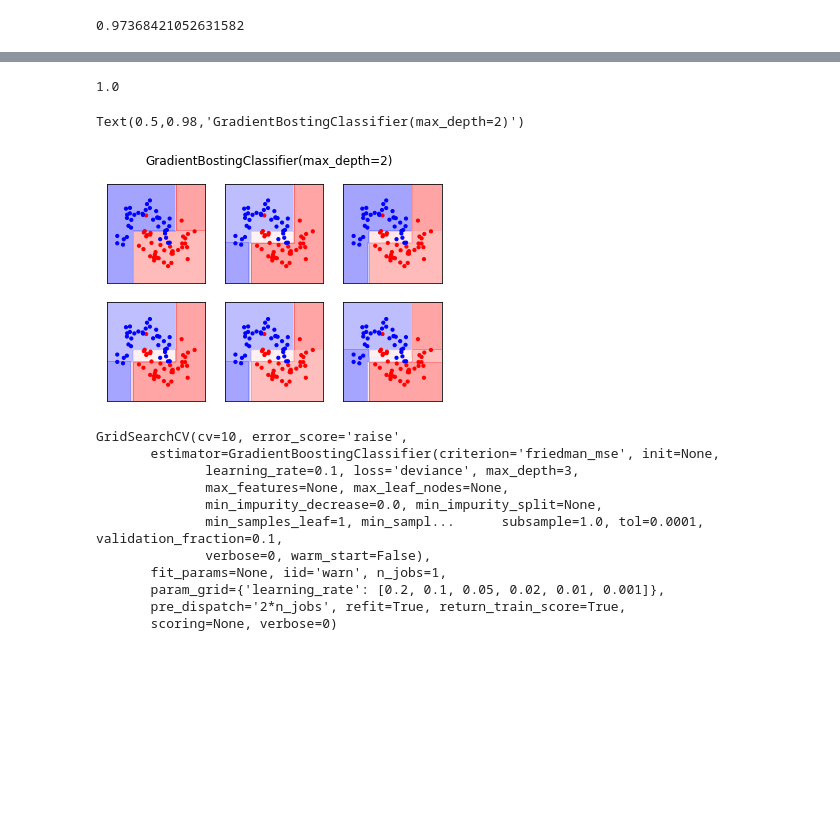
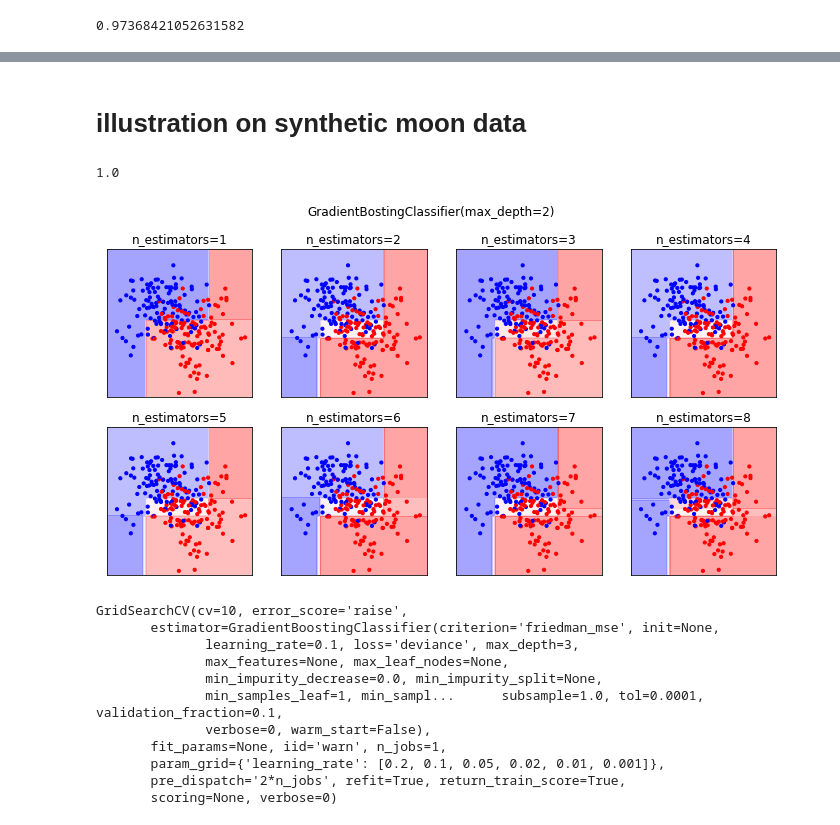
Before and after one commit to amueller/COMS4995-s18, a Jupyter notebook: slides/aml-11-022118-gradient-boosting-calibration/aml-11-gradient-boosting-stacking.ipynb, the cells around one changed output, grey strips where cells are left out. Drawn from its saved outputs; the diff is of its cells as text; code cells hidden in the pictures; blank space fills up the shorter version.

Commit message:
gbrt stuff

```diff
--- a/slides/aml-11-022118-gradient-boosting-calibration/aml-11-gradient-boosting-stacking.ipynb
+++ b/slides/aml-11-022118-gradient-boosting-calibration/aml-11-gradient-boosting-stacking.ipynb
@@ -25,0 +53,8 @@ gbrt.score(X_test, y_test)
+# %%
+line = np.linspace(X.min(), X.max(), 1000)
+preds = list(gbrt.staged_predict(line[:, np.newaxis]))
+plt.plot(X_train[:, 0], y_train, 'o', label="training data")
+for i in range(1, 10, 2):
+    plt.plot(line, preds[i], label="n_estimators={}".format(i + 1))
+
+plt.legend()
@@ -25,0 +64,21 @@ gbrt.score(X_test, y_test)
+# %%
+preds_train = [np.zeros(len(y_train))] + list(gbrt.staged_predict(X_train))
+
+
+fig, axes = plt.subplots(4, 2, subplot_kw={'xticks': (()), 'yticks': (())}, figsize=(6, 6))
+#fig, axes = plt.subplots(4, 2, figsize=(12, 12))
+
+n_estimators = [0, 1, 4, 8]
+for i in range(4):
+    k = n_estimators[i]
+    axes[i, 0].plot(X_train[:, 0], y_train - preds_train[k], 'o')
+    axes[i, 0].plot(line, gbrt.estimators_[k, 0].predict(line[:, np.newaxis]))
+    axes[i, 1].plot(X_train[:, 0], y_train, 'o')
+    axes[i, 1].plot(line, preds[k])
+    axes[i, 0].set_title("Residual prediction step {}".format(k + 1))
+    axes[i, 1].set_title("Total prediction step {}".format(k + 1))
+
+for ax in axes.ravel():
+    ax.set_ylim(y.min(), y.max())
+plt.tight_layout()
+plt.savefig("images/grad_boost_regression_steps.png")
@@ -26 +87,3 @@ gbrt.score(X_test, y_test)
+# %% [markdown]
+# illustration on synthetic moon data
 # %%
@@ -39,16 +101,17 @@ y_lin = np.linspace(X_train[:, 1].min() - .5, X_train[:, 1].max() + .5, 100)
 x_grid, y_grid = np.meshgrid(x_lin, y_lin)
 X_grid = np.c_[x_grid.ravel(), y_grid.ravel()]
 
-probs = [x for x in gbrt.staged_predict_proba(X_grid)]
+probs = list(gbrt.staged_predict_proba(X_grid))
 # %%
-fig, axes = plt.subplots(2, 3, subplot_kw={'xticks': (()), 'yticks': (())})
-for prob, ax in zip(probs, axes.ravel()):
+fig, axes = plt.subplots(2, 4, subplot_kw={'xticks': (()), 'yticks': (())}, figsize=(12, 6))
+for i, (prob, ax) in enumerate(zip(probs, axes.ravel())):
+    ax.set_title("n_estimators={}".format(i + 1))
     ax.contourf(x_grid, y_grid, prob[:, 1].reshape(x_grid.shape), alpha=.4, cmap='bwr')
     ax.scatter(X_train[:, 0], X_train[:, 1], c=y_train, cmap='bwr', s=10)
 fig.suptitle("GradientBostingClassifier(max_depth=2)")
+plt.savefig("images/grad_boost_depth2.png")
 # %% [output]
-Text(0.5,0.98,'GradientBostingClassifier(max_depth=2)')
-[figure, old version]
+[figure, new version]
 # %%
 from sklearn.model_selection import GridSearchCV
 
```
Also changed, not shown: parts of 5 cells of this notebook, 3 other files.
